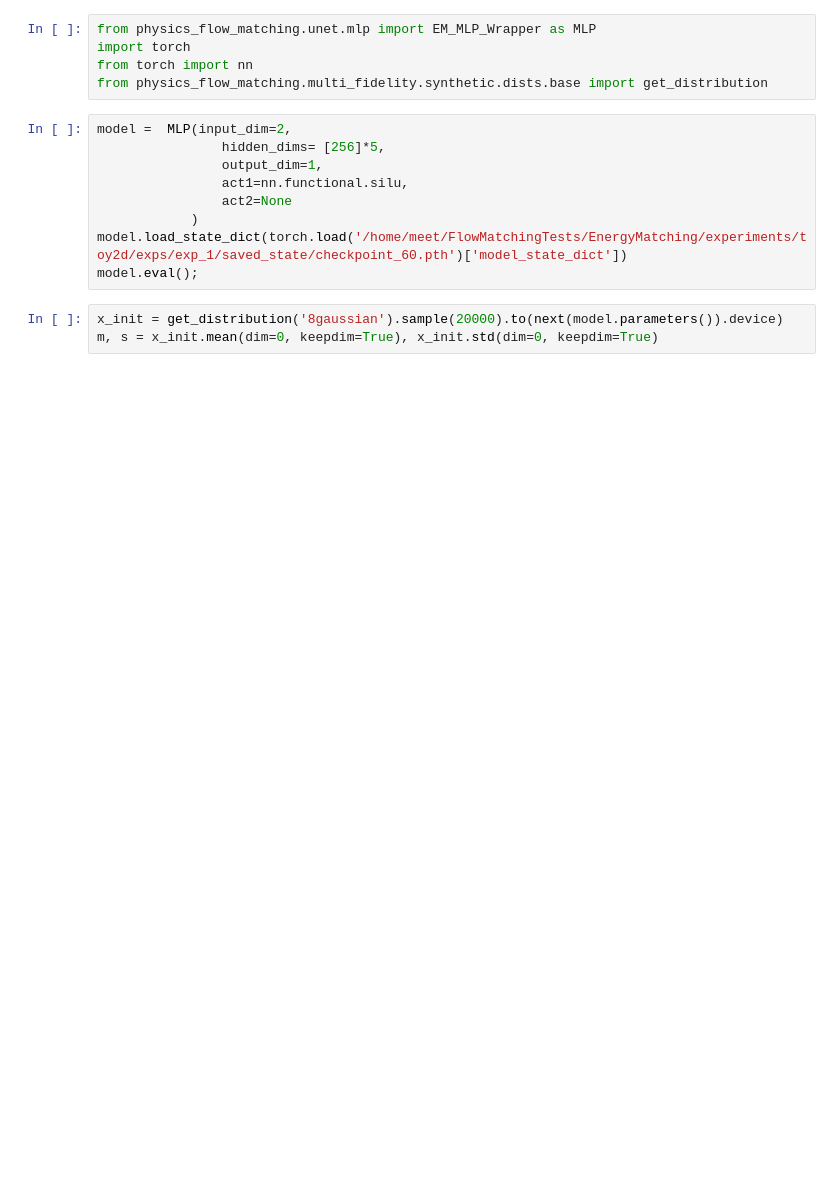
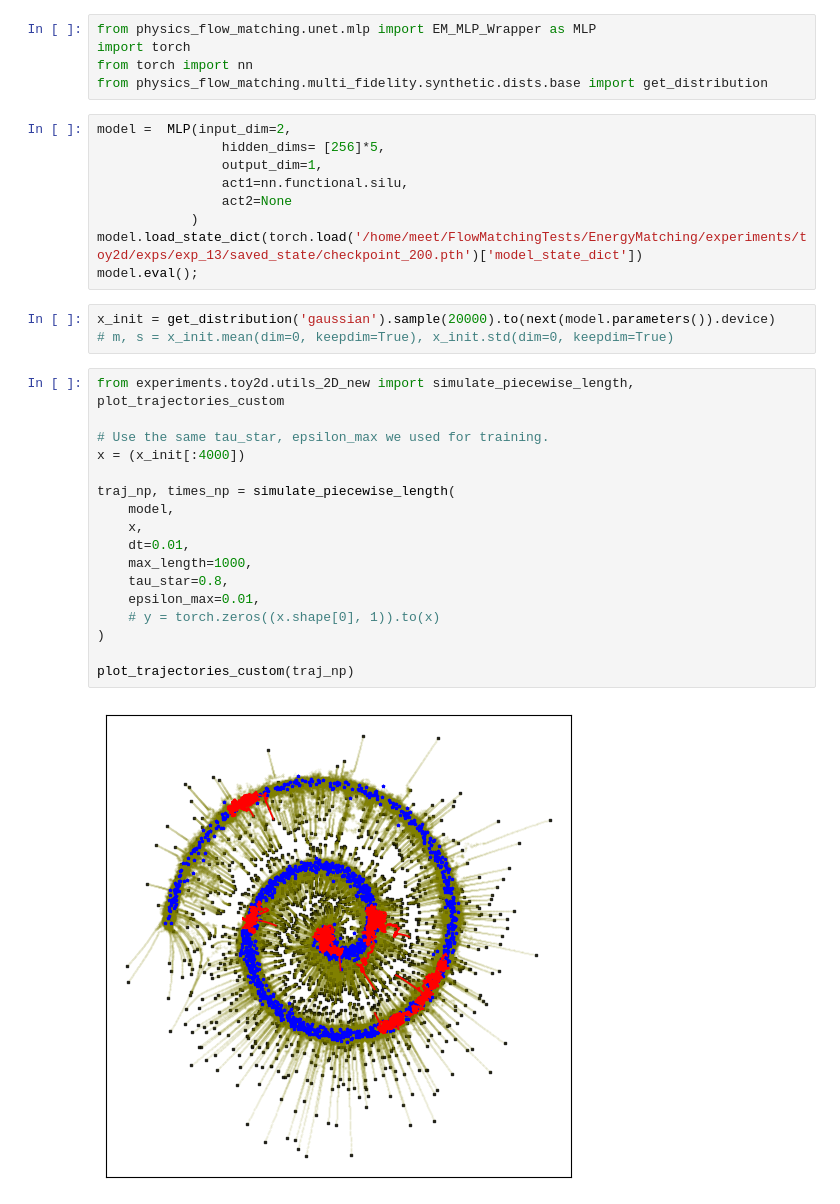
Before and after one commit to meetcfd/EnergyMatching, a Jupyter notebook: experiments/toy2d/analysis/check_ebm.ipynb, the cells around one changed output. Drawn from its saved outputs; the diff is of its cells as text; blank space fills up the shorter version.

```diff
--- a/experiments/toy2d/analysis/check_ebm.ipynb
+++ b/experiments/toy2d/analysis/check_ebm.ipynb
@@ -14,8 +14,27 @@ model =  MLP(input_dim=2,
                 act1=nn.functional.silu,
                 act2=None
             )
-model.load_state_dict(torch.load('/home/meet/FlowMatchingTests/EnergyMatching/experiments/toy2d/exps/exp_1/saved_state/checkpoint_60.pth')['model_state_dict'])
+model.load_state_dict(torch.load('/home/meet/FlowMatchingTests/EnergyMatching/experiments/toy2d/exps/exp_13/saved_state/checkpoint_200.pth')['model_state_dict'])
 model.eval();
 # %%
-x_init = get_distribution('8gaussian').sample(20000).to(next(model.parameters()).device)
-m, s = x_init.mean(dim=0, keepdim=True), x_init.std(dim=0, keepdim=True)
+x_init = get_distribution('gaussian').sample(20000).to(next(model.parameters()).device)
+# m, s = x_init.mean(dim=0, keepdim=True), x_init.std(dim=0, keepdim=True)
+# %%
+from experiments.toy2d.utils_2D_new import simulate_piecewise_length, plot_trajectories_custom
+
+# Use the same tau_star, epsilon_max we used for training.
+x = (x_init[:4000])
+
+traj_np, times_np = simulate_piecewise_length(
+    model,
+    x,
+    dt=0.01,
+    max_length=1000,
+    tau_star=0.8,
+    epsilon_max=0.01,
+    # y = torch.zeros((x.shape[0], 1)).to(x)
+)
+
+plot_trajectories_custom(traj_np)
+# %% [output]
+[figure, added]
```
Also changed, not shown: parts of 17 cells of this notebook, 9 other files.
